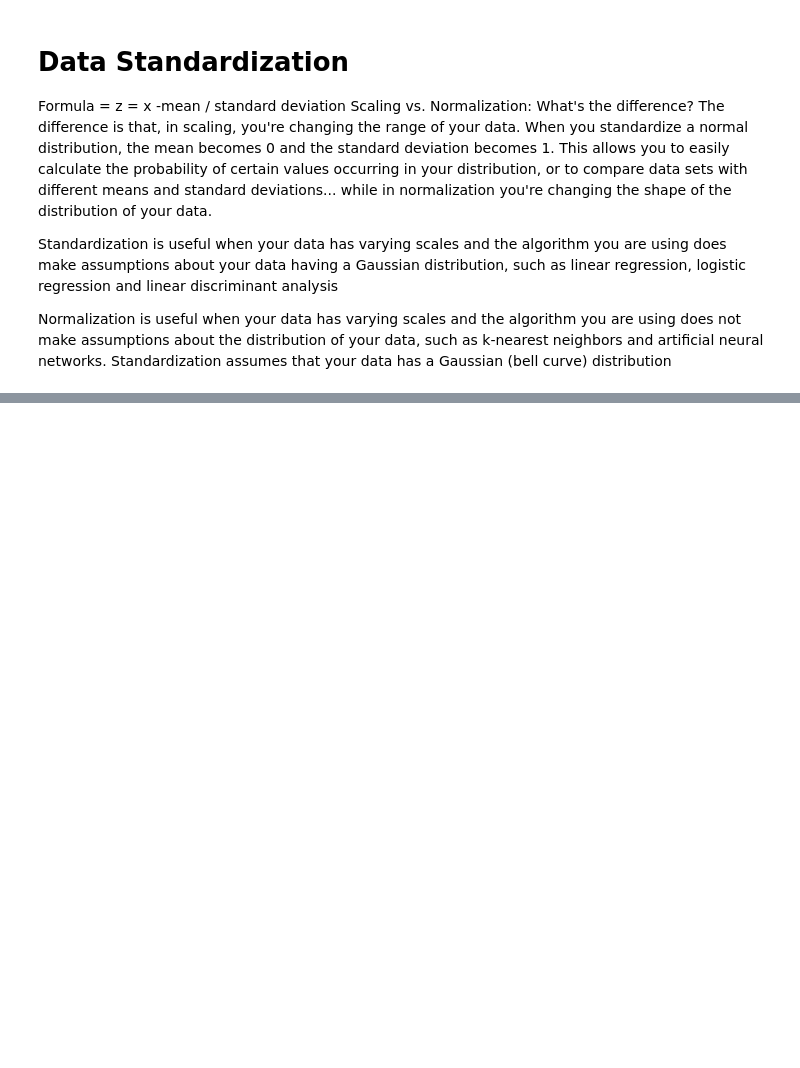
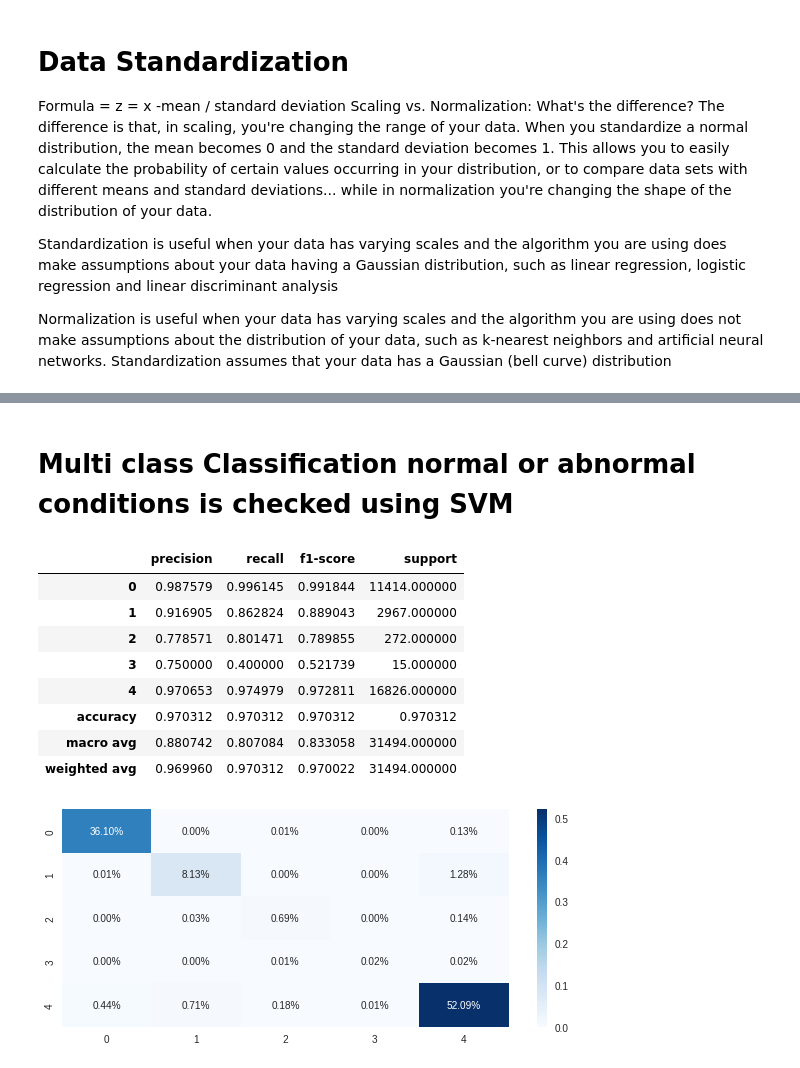
Before and after one commit to bhupinbaral25/DDOS-detection-NSLKDD-, a Jupyter notebook: visulization notebook.ipynb, the cells around one changed output, grey strips where cells are left out. Saved outputs shown, nothing was run; the diff lists cells and outputs as text; code cells hidden in the pictures; blank space fills up the shorter version.

```diff
--- a/visulization notebook.ipynb
+++ b/visulization notebook.ipynb
@@ -627,0 +925,15 @@ show_result(X_train_bin, y_train_bin, svm)
+# %% [markdown]
+# Multi class Classification normal or abnormal conditions is checked using SVM
+# %%
+show_result(std_data, label, svm)
+# %% [output]
+|  | precision | recall | f1-score | support |
+| 0 | 0.987579 | 0.996145 | 0.991844 | 11414.000000 |
+| 1 | 0.916905 | 0.862824 | 0.889043 | 2967.000000 |
+| 2 | 0.778571 | 0.801471 | 0.789855 | 272.000000 |
+| 3 | 0.750000 | 0.400000 | 0.521739 | 15.000000 |
+| 4 | 0.970653 | 0.974979 | 0.972811 | 16826.000000 |
+| accuracy | 0.970312 | 0.970312 | 0.970312 | 0.970312 |
+| macro avg | 0.880742 | 0.807084 | 0.833058 | 31494.000000 |
+| weighted avg | 0.969960 | 0.970312 | 0.970022 | 31494.000000 |
+[figure, added]
```
Also changed, not shown: parts of 47 cells of this notebook.
